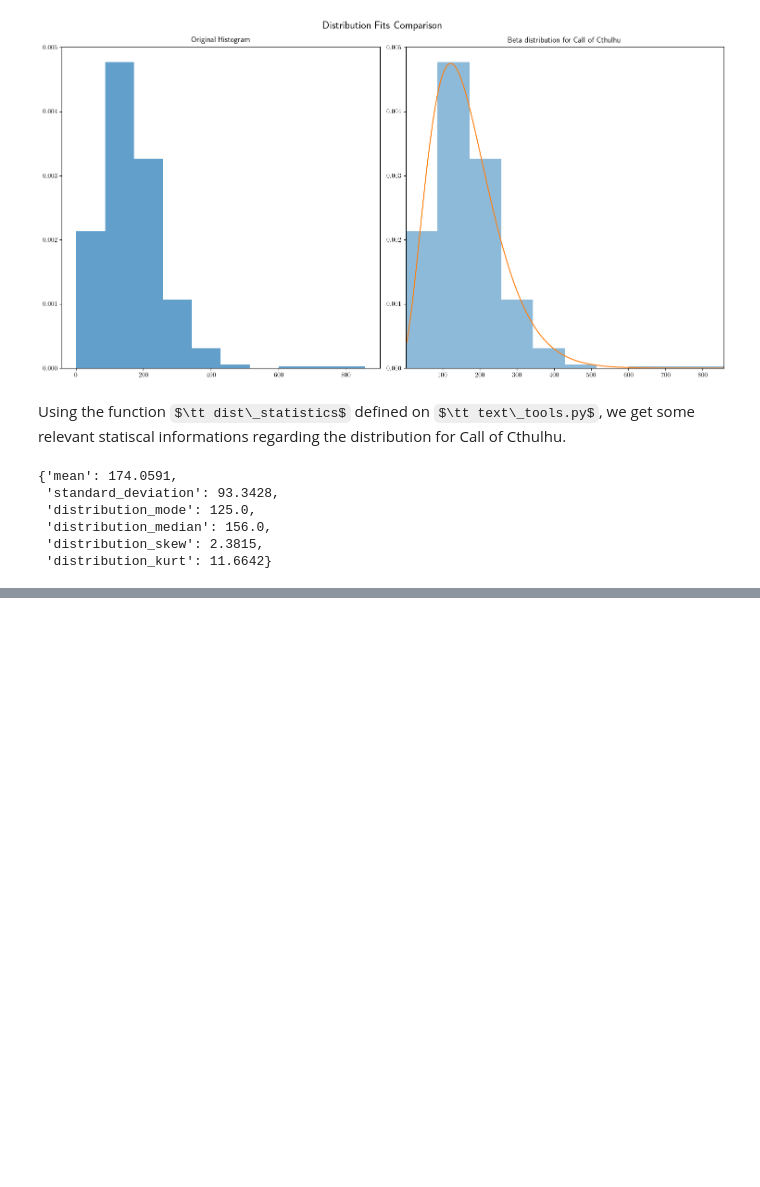
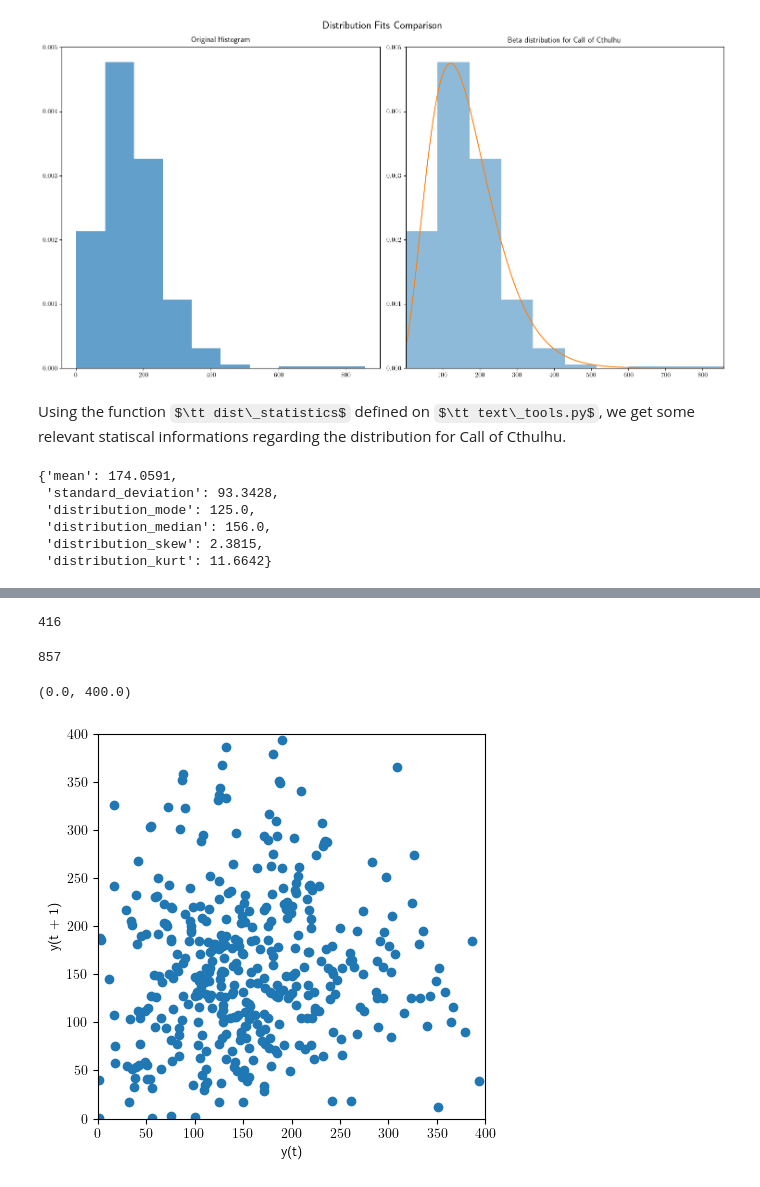
Before and after one commit to LFD103108/lovecraft, a Jupyter notebook: notebooks/05_text_analysis.ipynb, the cells around one changed output, grey strips where cells are left out. Cells and saved outputs as stored; diff of their text form; code cells hidden in the pictures; some formulas as TeX source; blank space fills up the shorter version.

```diff
--- a/notebooks/05_text_analysis.ipynb
+++ b/notebooks/05_text_analysis.ipynb
@@ -357,0 +373,2 @@ text_tools.dist_statistics(cthulhu_lens_filtered)
+# %%
+cthulhu_df = pd.DataFrame(cthulhu_lens)
@@ -357,0 +384,16 @@ text_tools.dist_statistics(cthulhu_lens_filtered)
+# %%
+print((len(cthulhu_lens)))
+# %% [output]
+416
+# %%
+print(max(cthulhu_lens))
+# %% [output]
+857
+# %%
+plt.figure(figsize=(5,5))
+pd.plotting.lag_plot(cthulhu_df, lag=1)
+plt.xlim(0,400)
+plt.ylim(0,400)
+# %% [output]
+(0.0, 400.0)
+[figure, added]
```
Also changed, not shown: parts of 21 cells of this notebook, 2 other files.
